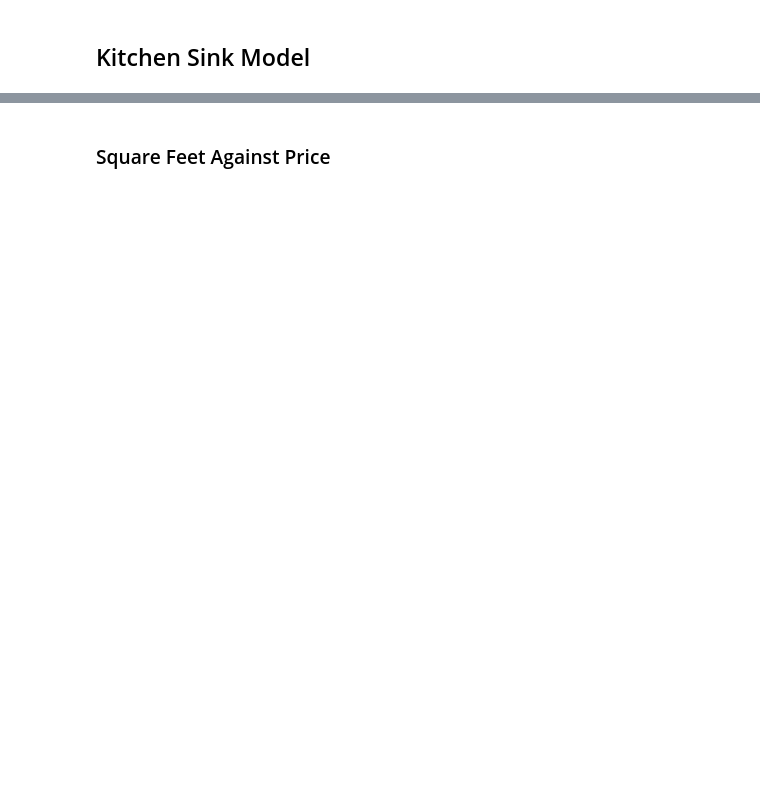
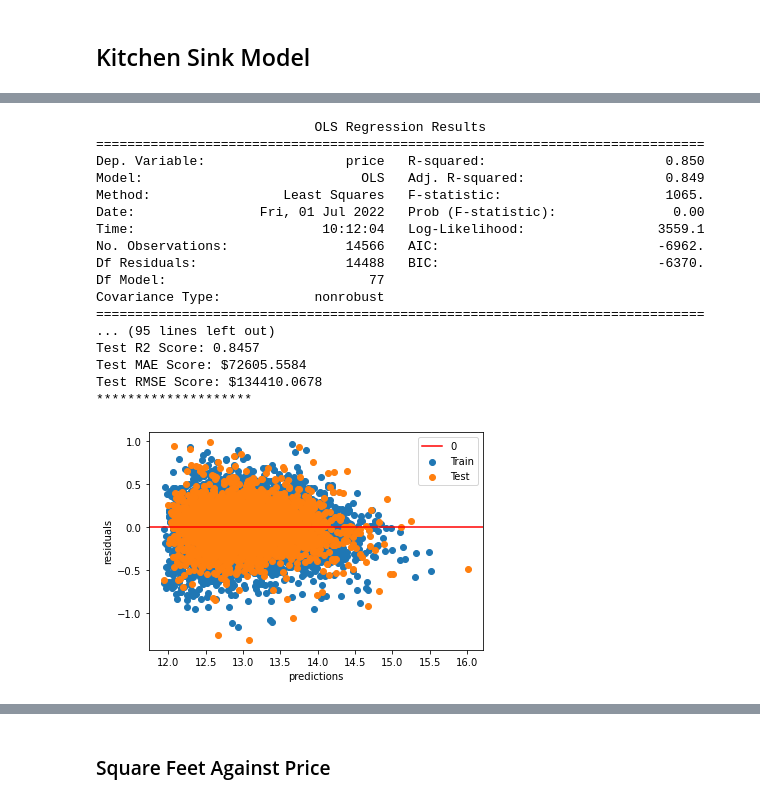
Before and after one commit to CoopaM/Phase-2-Project, a Jupyter notebook: Final Notebook.ipynb, the cells around one changed output, grey strips where cells are left out. Saved outputs shown, nothing was run; the diff lists cells and outputs as text; code cells hidden in the pictures; blank space fills up the shorter version.

```diff
--- a/Final Notebook.ipynb
+++ b/Final Notebook.ipynb
@@ -274,0 +264,21 @@ Test RMSE Score: $0.1839
+# %%
+params_unsc = em(X_train_3, X_test_3, y_train_log, y_test_log, log = True)
+# %% [output]
+                            OLS Regression Results
+==============================================================================
+Dep. Variable:                  price   R-squared:                       0.850
+Model:                            OLS   Adj. R-squared:                  0.849
+Method:                 Least Squares   F-statistic:                     1065.
+Date:                Fri, 01 Jul 2022   Prob (F-statistic):               0.00
+Time:                        10:12:04   Log-Likelihood:                 3559.1
+No. Observations:               14566   AIC:                            -6962.
+Df Residuals:                   14488   BIC:                            -6370.
+Df Model:                          77
+Covariance Type:            nonrobust
+==============================================================================
+... (95 lines left out)
+Test R2 Score: 0.8457
+Test MAE Score: $72605.5584
+Test RMSE Score: $134410.0678
+********************
+[figure, added]
```
Also changed, not shown: parts of 26 cells of this notebook, 1 other file.
